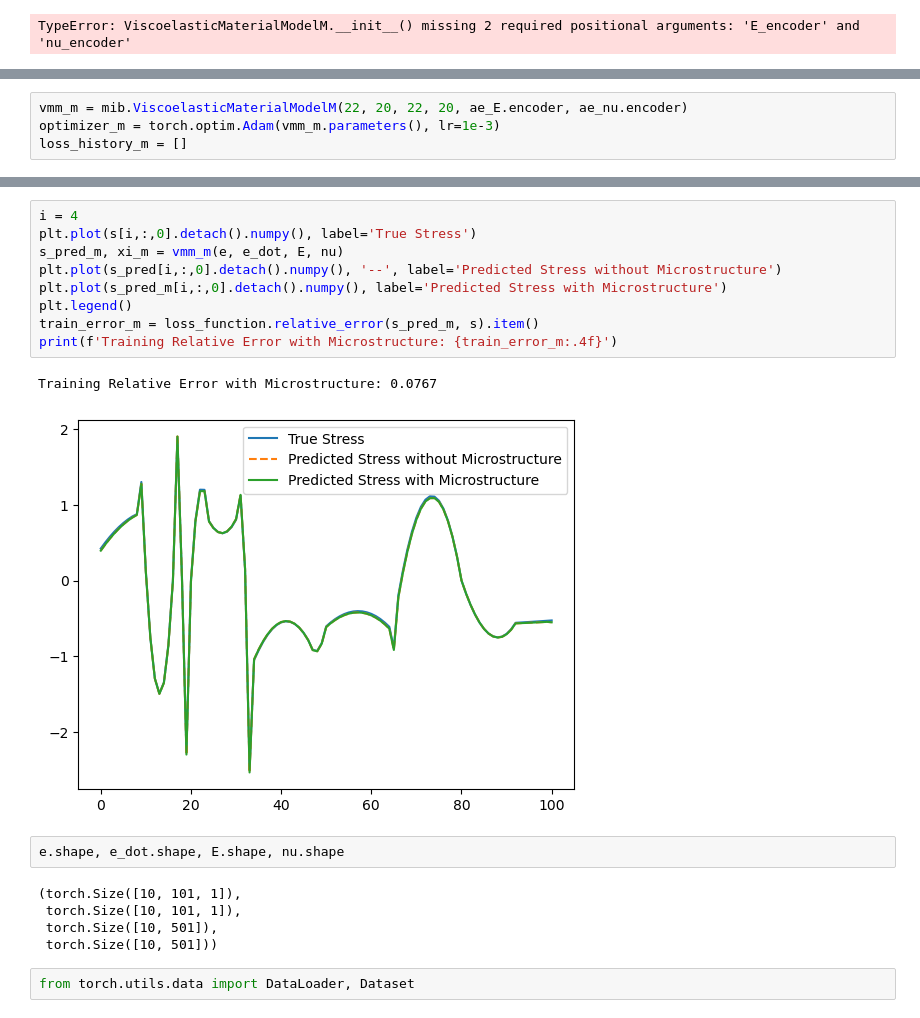
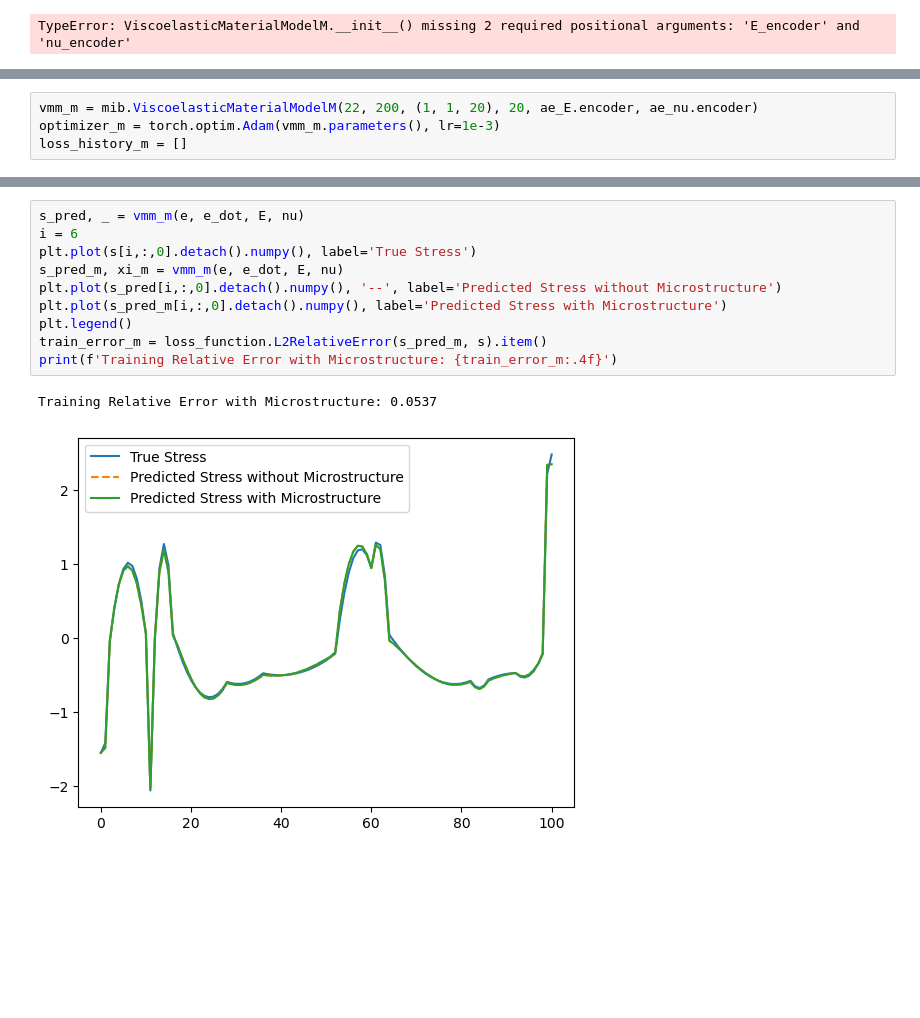
Before and after one commit to m-raj/microstructure-dependent-material-model, a Jupyter notebook: microstructure_dependent.ipynb, the cells around one changed output, grey strips where cells are left out. Cells and saved outputs as stored; diff of their text form; blank space fills up the shorter version.

```diff
--- a/microstructure_dependent.ipynb
+++ b/microstructure_dependent.ipynb
@@ -125,5 +114,5 @@ Training Relative Error: 1.2752
 # %%
-vmm_m = mib.ViscoelasticMaterialModelM(22, 20, 22, 20, ae_E.encoder, ae_nu.encoder)
+vmm_m = mib.ViscoelasticMaterialModelM(22, 200, (1, 1, 20), 20, ae_E.encoder, ae_nu.encoder)
 optimizer_m = torch.optim.Adam(vmm_m.parameters(), lr=1e-3)
 loss_history_m = []
 # %%
@@ -189,21 +194,13 @@ plt.show()
 # %%
-i = 4
+s_pred, _ = vmm_m(e, e_dot, E, nu)
+i = 6
 plt.plot(s[i,:,0].detach().numpy(), label='True Stress')
 s_pred_m, xi_m = vmm_m(e, e_dot, E, nu)
 plt.plot(s_pred[i,:,0].detach().numpy(), '--', label='Predicted Stress without Microstructure')
 plt.plot(s_pred_m[i,:,0].detach().numpy(), label='Predicted Stress with Microstructure')
 plt.legend()
-train_error_m = loss_function.relative_error(s_pred_m, s).item()
+train_error_m = loss_function.L2RelativeError(s_pred_m, s).item()
 print(f'Training Relative Error with Microstructure: {train_error_m:.4f}')
 # %% [output]
-Training Relative Error with Microstructure: 0.0767
+Training Relative Error with Microstructure: 0.0537
-[figure, old version]
+[figure, new version]
-# %%
-e.shape, e_dot.shape, E.shape, nu.shape
-# %% [output]
-(torch.Size([10, 101, 1]),
- torch.Size([10, 101, 1]),
- torch.Size([10, 501]),
- torch.Size([10, 501]))
-# %%
-from torch.utils.data import DataLoader, Dataset
```
Also changed, not shown: parts of 16 cells of this notebook, 2 other files.
